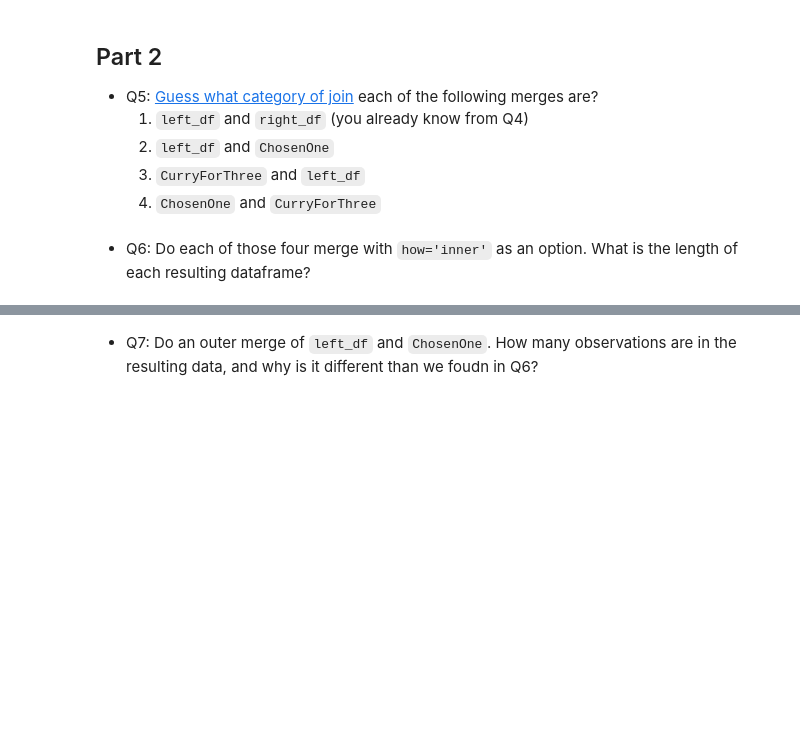
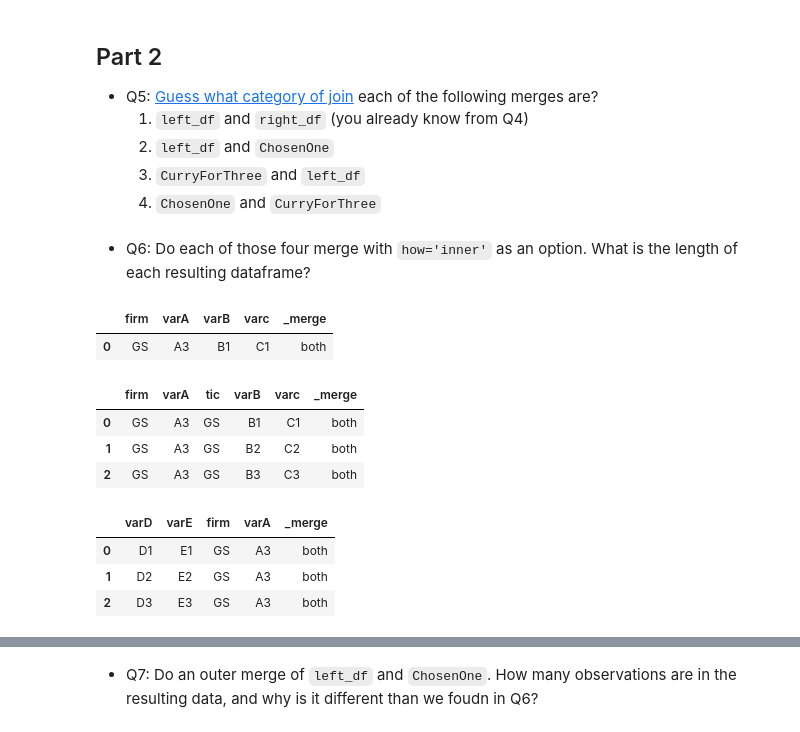
Before and after one commit to donbowen/ClassNotes12pm-2025, a Jupyter notebook: Exercises/Merging exercises.ipynb, the cells around one changed output, grey strips where cells are left out. Cells and saved outputs as stored; diff of their text form; code cells hidden in the pictures; blank space fills up the shorter version.

```diff
--- a/Exercises/Merging exercises.ipynb
+++ b/Exercises/Merging exercises.ipynb
@@ -263,3 +280,34 @@ Now, let's add two more NBA themed datasets to the party:
     1. `ChosenOne` and `CurryForThree`
 # %% [markdown]
 - Q6: Do each of those four merge with `how='inner'` as an option. What is the length of each resulting dataframe?
+# %%
+left_df.merge(right_df,
+              how = 'inner',
+              on='firm',
+             indicator=True,
+             validate='1:1')
+# %% [output]
+|  | firm | varA | varB | varc | _merge |
+| 0 | GS | A3 | B1 | C1 | both |
+# %%
+left_df.merge(ChosenOne,
+              how = 'inner',
+              left_on='firm',right_on='tic',
+             indicator=True,
+             validate='1:m')
+# %% [output]
+|  | firm | varA | tic | varB | varc | _merge |
+| 0 | GS | A3 | GS | B1 | C1 | both |
+| 1 | GS | A3 | GS | B2 | C2 | both |
+| 2 | GS | A3 | GS | B3 | C3 | both |
+# %%
+CurryForThree.merge(left_df,
+              how = 'inner',
+              left_on='var1',right_on='firm',
+             indicator=True,
+             validate='m:1')
+# %% [output]
+|  | varD | varE | firm | varA | _merge |
+| 0 | D1 | E1 | GS | A3 | both |
+| 1 | D2 | E2 | GS | A3 | both |
+| 2 | D3 | E3 | GS | A3 | both |
```
Also changed, not shown: parts of 11 cells of this notebook.
